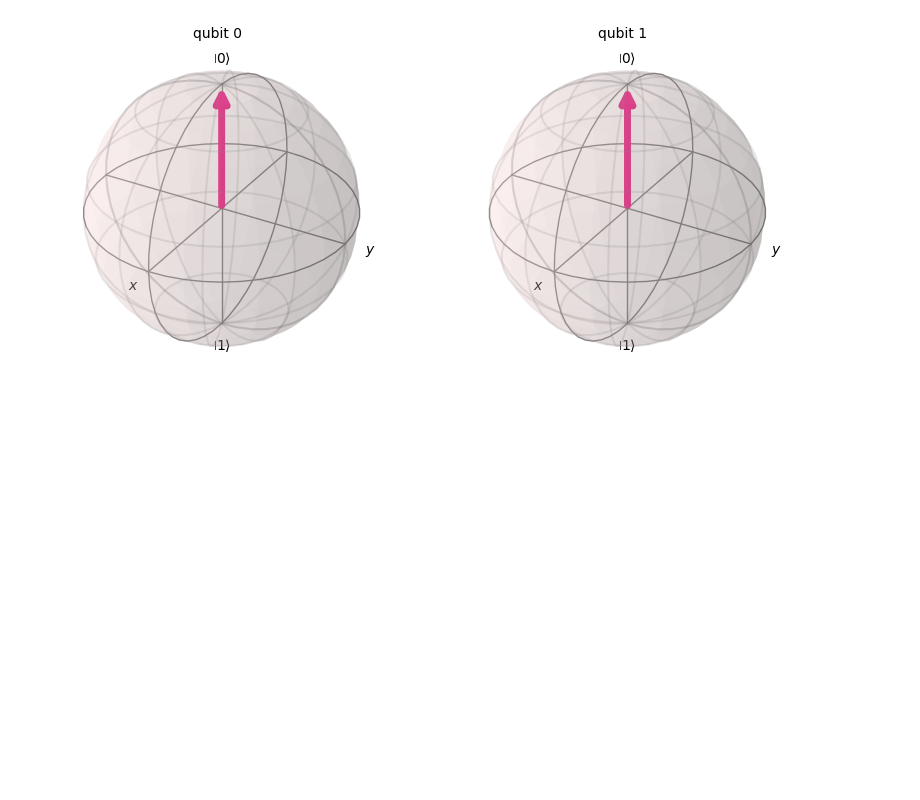
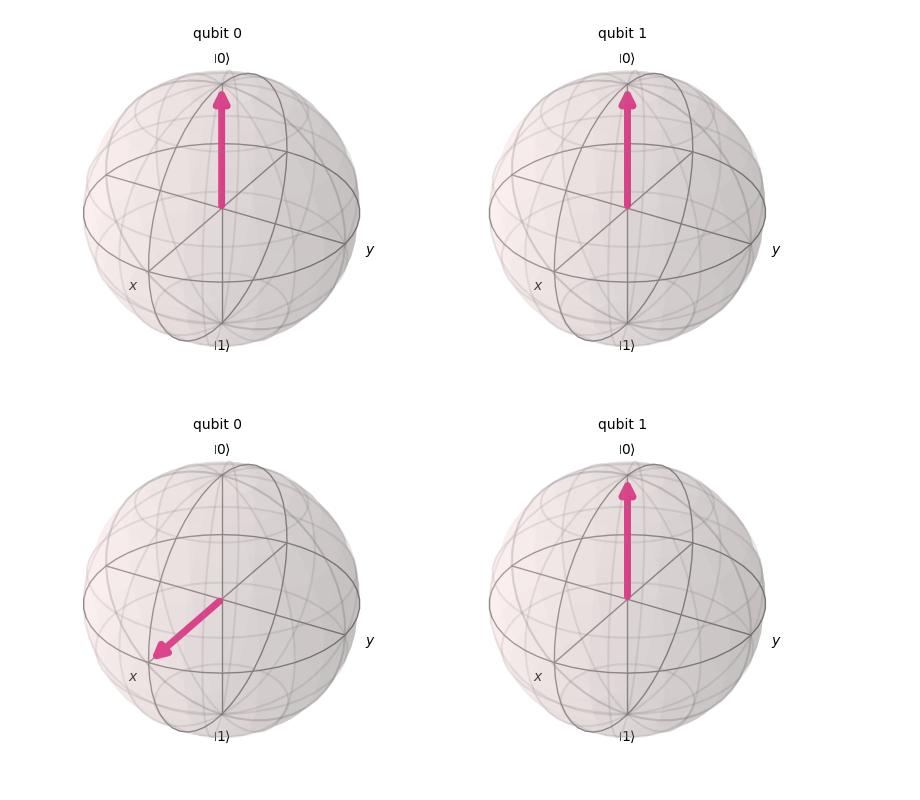
Before and after one commit to Jordi008/quantumCode, a Jupyter notebook: The Complete Quantum Computing Course/Software/PhaseAndBlochSphere.ipynb, the cells around one changed output. Cells and saved outputs as stored; diff of their text form; code cells hidden in the pictures; blank space fills up the shorter version.

Commit message:
Bloch sphere exercise.

```diff
--- a/The Complete Quantum Computing Course/Software/PhaseAndBlochSphere.ipynb
+++ b/The Complete Quantum Computing Course/Software/PhaseAndBlochSphere.ipynb
@@ -44,3 +44,9 @@ statevec, counts = run_on_simulators(circuit)
 plot_bloch_multivector(statevec)
 # %% [output]
 [figure]
+# %%
+circuit.h(0)
+statevec, counts = run_on_simulators(circuit)
+plot_bloch_multivector(statevec)
+# %% [output]
+[figure, added]
```
Also changed, not shown: parts of 6 cells of this notebook.
